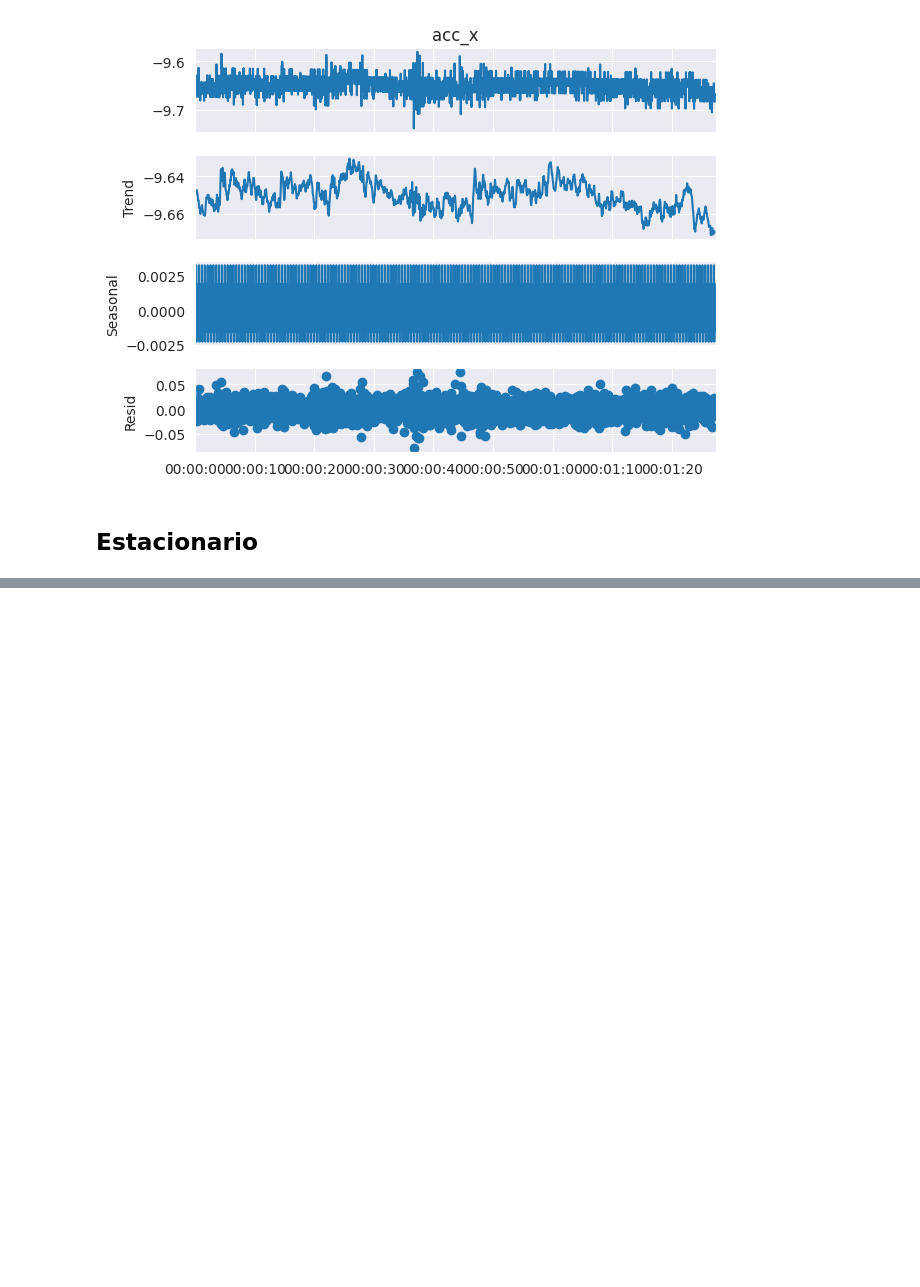
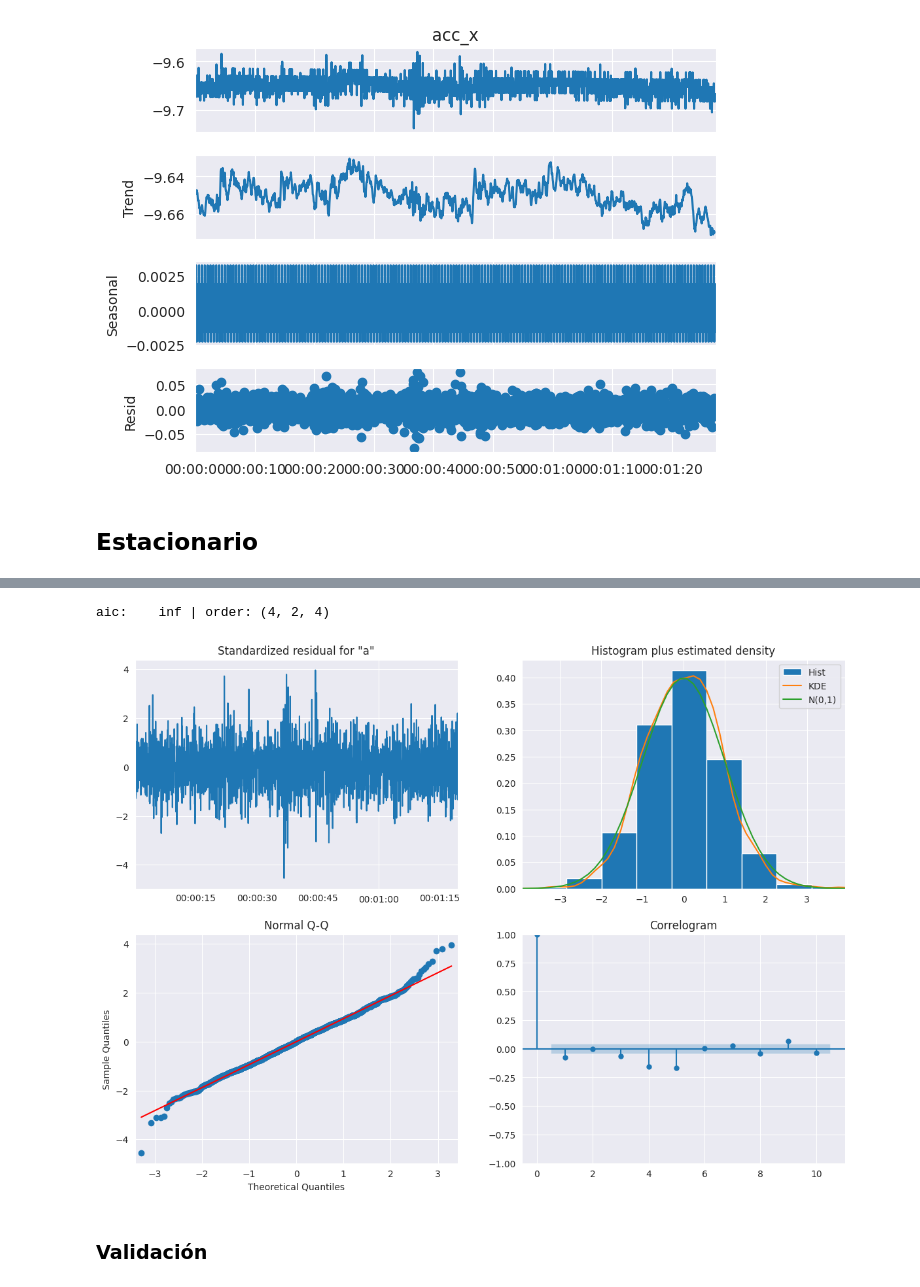
Before and after one commit to lllerena2/physiotherapy_challenge, a Jupyter notebook: book/notebooks.ipynb, the cells around one changed output, grey strips where cells are left out. Saved outputs shown, nothing was run; the diff lists cells and outputs as text; code cells hidden in the pictures; blank space fills up the shorter version.

```diff
--- a/book/notebooks.ipynb
+++ b/book/notebooks.ipynb
@@ -173,0 +198,22 @@ plotds(timeserie)
+# %%
+best_aic = np.inf
+best_bic = np.inf
+
+best_order = None
+best_mdl = None
+
+pq_rng = range(5)
+d_rng  = range(3)
+
+for i in pq_rng:
+    for d in d_rng:
+        for j in pq_rng:
+            try:
+                print(i, d, j)
+                tmp_mdl = ARIMA(train, order=(i,d,j), freq=frecuencia).fit()
+                tmp_aic = tmp_mdl.aic
+                if tmp_aic < best_aic:
+                    best_aic = tmp_aic
+                    best_order = (i, d, j)
+                    best_mdl = tmp_mdl
+            except: continue
@@ -173,0 +238,4 @@ plotds(timeserie)
+# %%
+print('aic: {:6.5f} | order: {}'.format(best_aic, best_order))
+# %% [output]
+aic:    inf | order: (4, 2, 4)
@@ -173,0 +244,9 @@ plotds(timeserie)
+# %%
+model = ARIMA(train, order=best_order)
+model_fit = model.fit()
+# %%
+model_fit.plot_diagnostics(figsize=(14,10));
+# %% [output]
+[figure, added]
+# %% [markdown]
+### Validación
```
Also changed, not shown: parts of 14 cells of this notebook.
